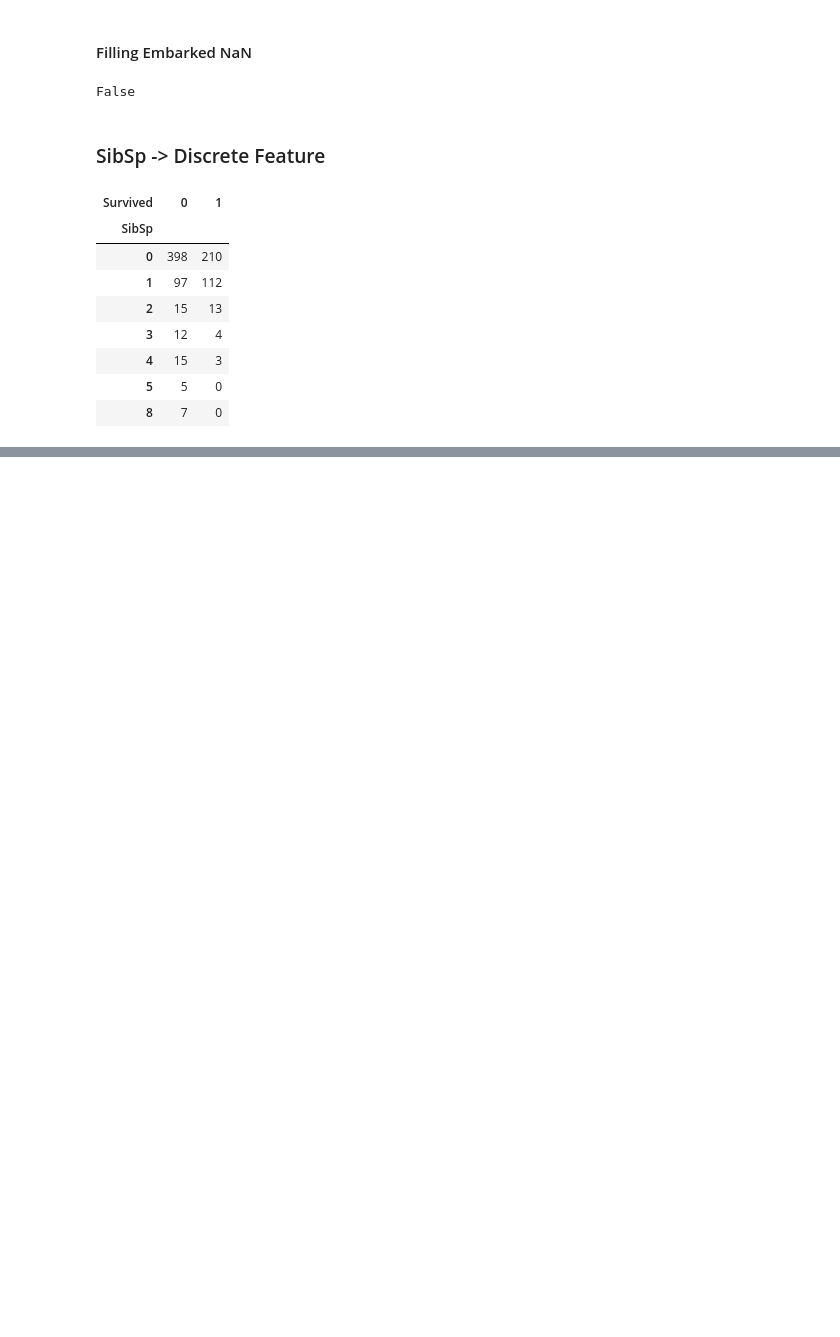
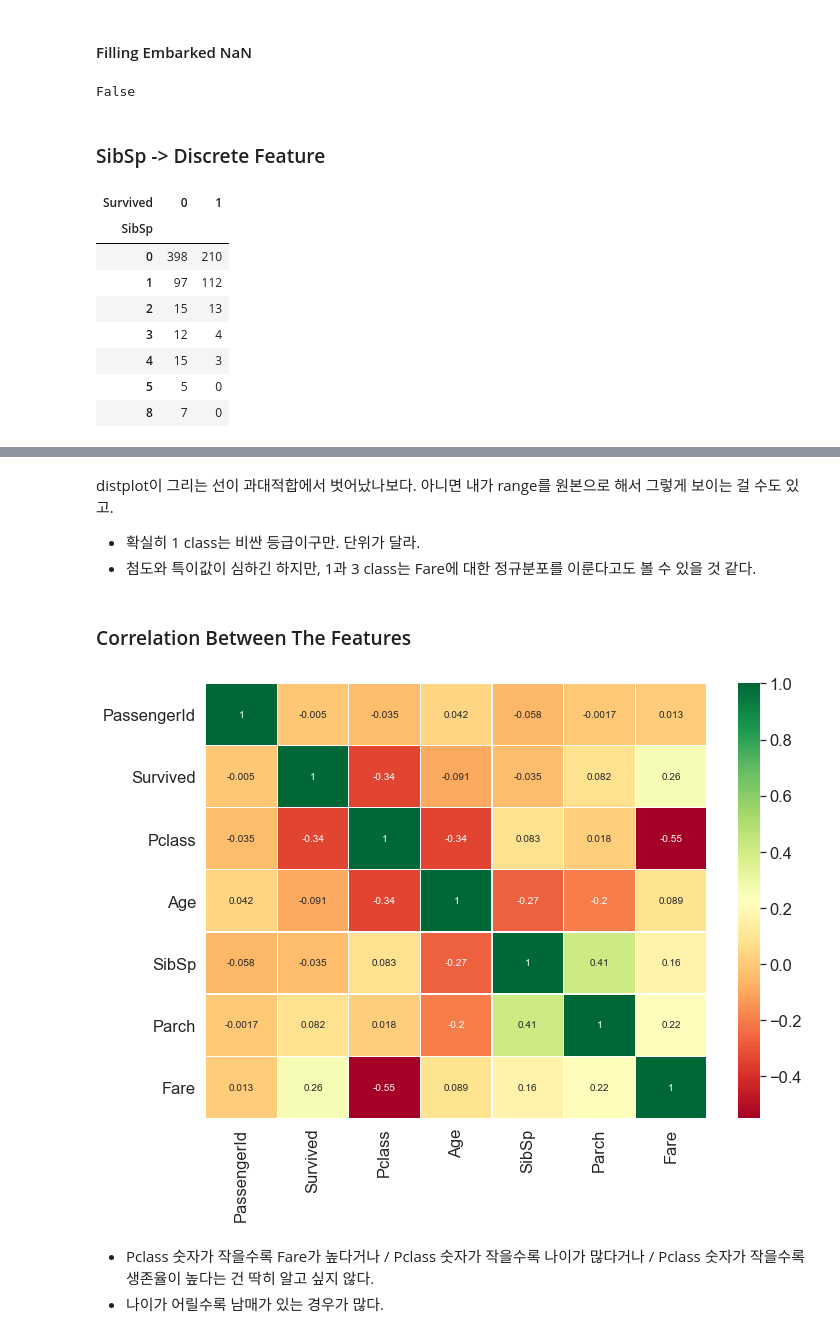
Before and after one commit to Myul23/Kaggle-Curriculum, a Jupyter notebook: Tabular data - Binary classification/Titanic - Machine Learning from Disaster/2. EDA To Prediction.ipynb, the cells around one changed output, grey strips where cells are left out. Drawn from its saved outputs; the diff is of its cells as text; code cells hidden in the pictures; blank space fills up the shorter version.

```diff
--- a/Tabular data - Binary classification/Titanic - Machine Learning from Disaster/2. EDA To Prediction.ipynb
+++ b/Tabular data - Binary classification/Titanic - Machine Learning from Disaster/2. EDA To Prediction.ipynb
@@ -372,0 +470,17 @@ plt.show()
+# %% [markdown]
+distplot이 그리는 선이 과대적합에서 벗어났나보다. 아니면 내가 range를 원본으로 해서 그렇게 보이는 걸 수도 있고.
+
+- 확실히 1 class는 비싼 등급이구만. 단위가 달라.
+- 첨도와 특이값이 심하긴 하지만, 1과 3 class는 Fare에 대한 정규분포를 이룬다고도 볼 수 있을 것 같다.
+# %% [markdown]
+### Correlation Between The Features
+# %%
+plt.figure(figsize=(10, 8))
+sns.heatmap(data.corr(), annot=True, cmap="RdYlGn", linewidths=0.2)
+# plt.gcf().set_size_inches(10, 8)
+plt.show()
+# %% [output]
+[figure, added]
+# %% [markdown]
+- Pclass 숫자가 작을수록 Fare가 높다거나 / Pclass 숫자가 작을수록 나이가 많다거나 / Pclass 숫자가 작을수록 생존율이 높다는 건 딱히 알고 싶지 않다.
+- 나이가 어릴수록 남매가 있는 경우가 많다.
```
Also changed, not shown: parts of 31 cells of this notebook, 8 other files.
